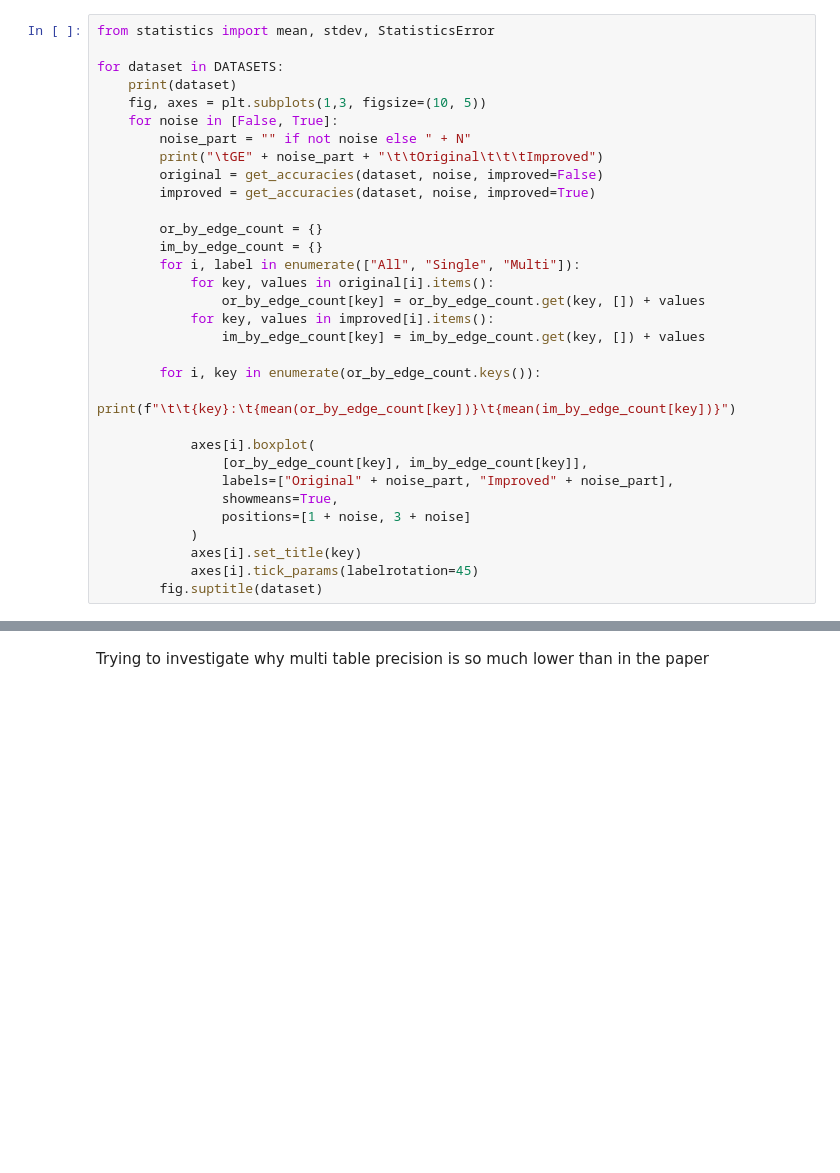
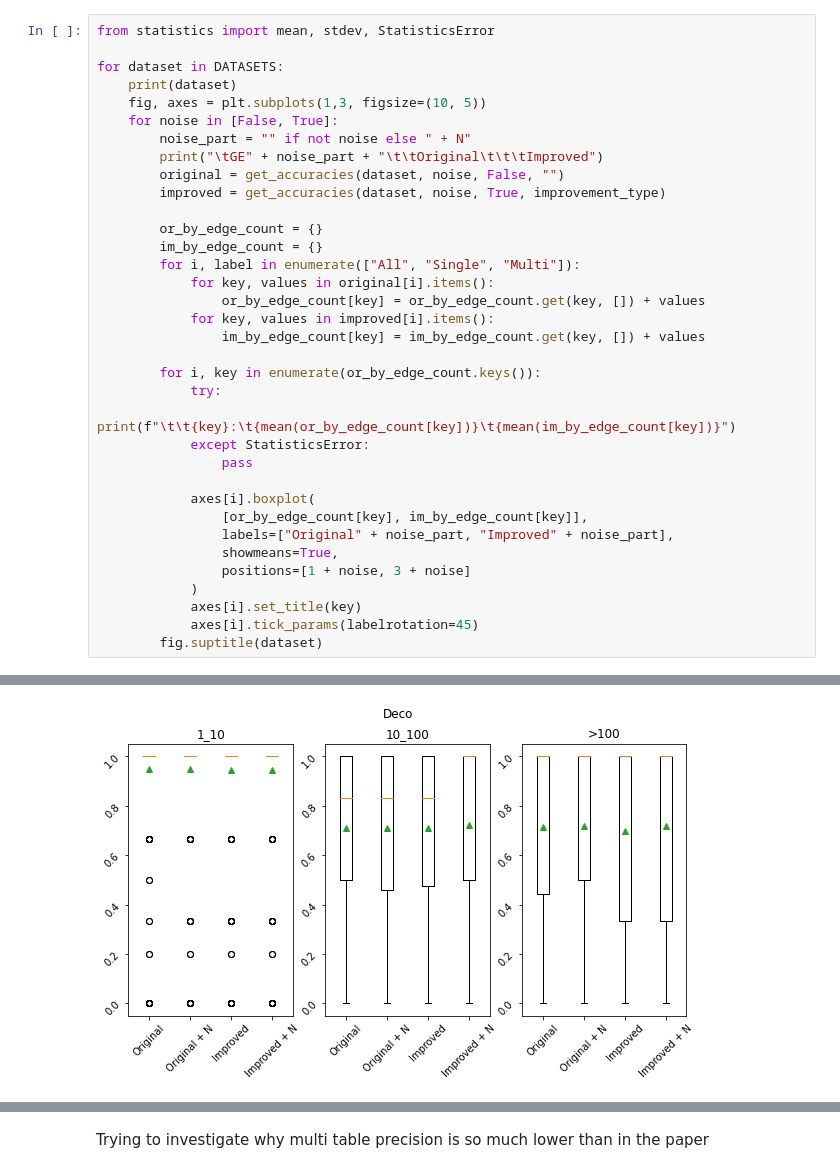
Before and after one commit to timgarrels/TableRecognition21, a Jupyter notebook: src/Cross Validation Precision.ipynb, the cells around one changed output, grey strips where cells are left out. Drawn from its saved outputs; the diff is of its cells as text; blank space fills up the shorter version.

```diff
--- a/src/Cross Validation Precision.ipynb
+++ b/src/Cross Validation Precision.ipynb
@@ -246,32 +271,36 @@ FusTe
-# %%
-from statistics import mean, stdev, StatisticsError
-
-for dataset in DATASETS:
-    print(dataset)
-    fig, axes = plt.subplots(1,3, figsize=(10, 5))
-    for noise in [False, True]:
-        noise_part = "" if not noise else " + N"
-        print("\tGE" + noise_part + "\t\tOriginal\t\t\tImproved")
-        original = get_accuracies(dataset, noise, improved=False)
-        improved = get_accuracies(dataset, noise, improved=True)
-
-        or_by_edge_count = {}
-        im_by_edge_count = {}
-        for i, label in enumerate(["All", "Single", "Multi"]):
-            for key, values in original[i].items():
-                or_by_edge_count[key] = or_by_edge_count.get(key, []) + values
-            for key, values in improved[i].items():
-                im_by_edge_count[key] = im_by_edge_count.get(key, []) + values
-
-        for i, key in enumerate(or_by_edge_count.keys()):
-            print(f"\t\t{key}:\t{mean(or_by_edge_count[key])}\t{mean(im_by_edge_count[key])}")
-
-            axes[i].boxplot(
-                [or_by_edge_count[key], im_by_edge_count[key]],
-                labels=["Original" + noise_part, "Improved" + noise_part],
-                showmeans=True,
-                positions=[1 + noise, 3 + noise]
-            )
-            axes[i].set_title(key)
-            axes[i].tick_params(labelrotation=45)
-        fig.suptitle(dataset)
+# %%
+from statistics import mean, stdev, StatisticsError
+
+for dataset in DATASETS:
+    print(dataset)
+    fig, axes = plt.subplots(1,3, figsize=(10, 5))
+    for noise in [False, True]:
+        noise_part = "" if not noise else " + N"
+        print("\tGE" + noise_part + "\t\tOriginal\t\t\tImproved")
+        original = get_accuracies(dataset, noise, False, "")
+        improved = get_accuracies(dataset, noise, True, improvement_type)
+
+        or_by_edge_count = {}
+        im_by_edge_count = {}
+        for i, label in enumerate(["All", "Single", "Multi"]):
+            for key, values in original[i].items():
+                or_by_edge_count[key] = or_by_edge_count.get(key, []) + values
+            for key, values in improved[i].items():
+                im_by_edge_count[key] = im_by_edge_count.get(key, []) + values
+
+        for i, key in enumerate(or_by_edge_count.keys()):
+            try:
+                print(f"\t\t{key}:\t{mean(or_by_edge_count[key])}\t{mean(im_by_edge_count[key])}")
+            except StatisticsError:
+                pass
+
+            axes[i].boxplot(
+                [or_by_edge_count[key], im_by_edge_count[key]],
+                labels=["Original" + noise_part, "Improved" + noise_part],
+                showmeans=True,
+                positions=[1 + noise, 3 + noise]
+            )
+            axes[i].set_title(key)
+            axes[i].tick_params(labelrotation=45)
+        fig.suptitle(dataset)
+# %% [output]
@@ -277,0 +319 @@ for dataset in DATASETS:
+[figure, added]
```
Also changed, not shown: parts of 7 cells of this notebook, 5 other files.
